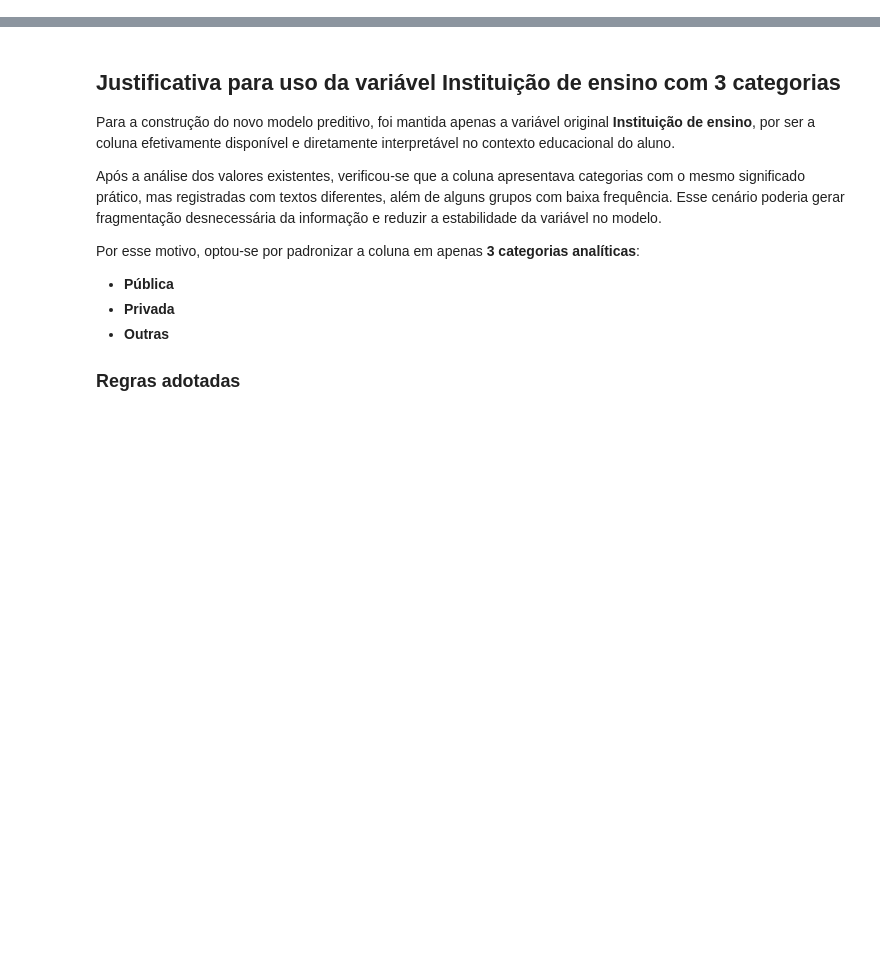
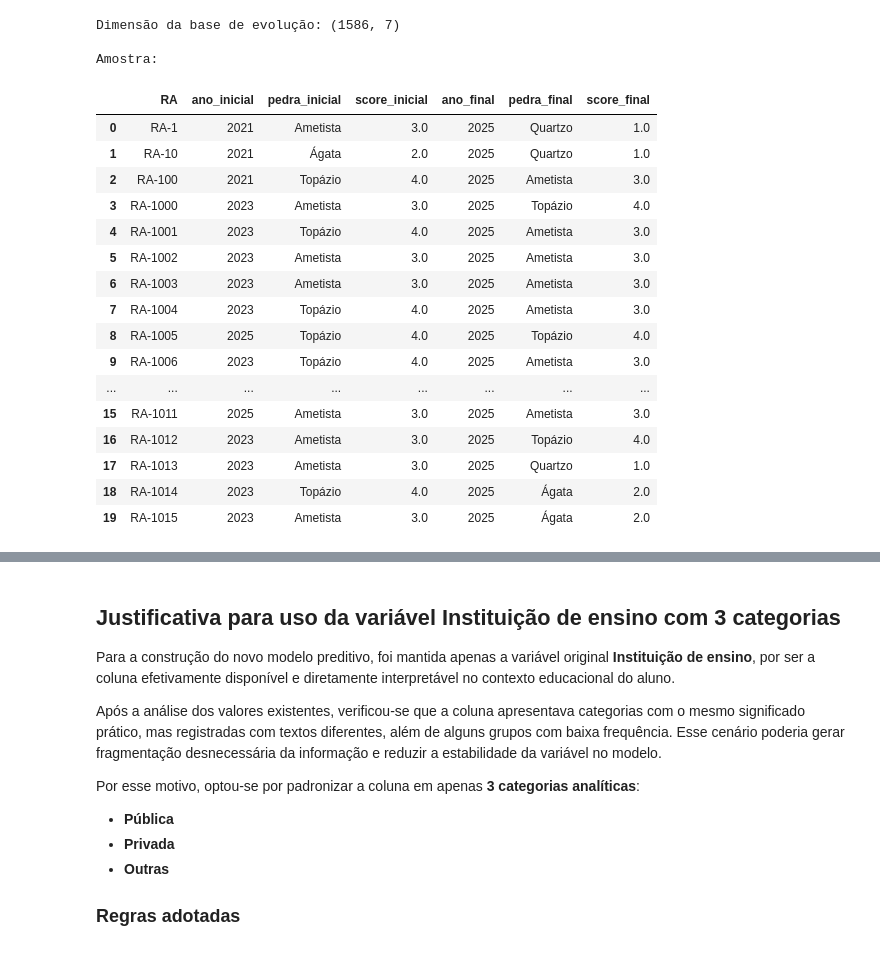
Before and after one commit to tivanello/fase5, a Jupyter notebook: notebooks/fase5_pergunta10.ipynb, the cells around one changed output, grey strips where cells are left out. Cells and saved outputs as stored; diff of their text form; code cells hidden in the pictures; blank space fills up the shorter version.

```diff
--- a/notebooks/fase5_pergunta10.ipynb
+++ b/notebooks/fase5_pergunta10.ipynb
@@ -886,0 +1267,56 @@ Name: count, dtype: int64
+# %%
+# ============================================================
+# BLOCO 3 — GERAR TRAJETÓRIA INICIAL E FINAL POR ALUNO
+# Objetivo:
+# - Identificar primeira e última pedra válida de cada aluno
+# ============================================================
+
+df_pedra_valida = df_pedra_valida.sort_values(["RA", "ano_referencia"])
+
+df_inicio = (
+    df_pedra_valida.groupby("RA", as_index=False)
+    .first()[["RA", "ano_referencia", "pedra", "score_pedra"]]
+    .rename(columns={
+        "ano_referencia": "ano_inicial",
+        "pedra": "pedra_inicial",
+        "score_pedra": "score_inicial"
+    })
+)
+
+df_fim = (
+    df_pedra_valida.groupby("RA", as_index=False)
+    .last()[["RA", "ano_referencia", "pedra", "score_pedra"]]
+    .rename(columns={
+        "ano_referencia": "ano_final",
+        "pedra": "pedra_final",
+        "score_pedra": "score_final"
+    })
+)
+
+df_evolucao_aluno = df_inicio.merge(df_fim, on="RA", how="inner")
+
+print("Dimensão da base de evolução:", df_evolucao_aluno.shape)
+
+print("\nAmostra:")
+display(df_evolucao_aluno.head(20))
+# %% [output]
+Dimensão da base de evolução: (1586, 7)
+
+Amostra:
+|  | RA | ano_inicial | pedra_inicial | score_inicial | ano_final | pedra_final | score_final |
+| 0 | RA-1 | 2021 | Ametista | 3.0 | 2025 | Quartzo | 1.0 |
+| 1 | RA-10 | 2021 | Ágata | 2.0 | 2025 | Quartzo | 1.0 |
+| 2 | RA-100 | 2021 | Topázio | 4.0 | 2025 | Ametista | 3.0 |
+| 3 | RA-1000 | 2023 | Ametista | 3.0 | 2025 | Topázio | 4.0 |
+| 4 | RA-1001 | 2023 | Topázio | 4.0 | 2025 | Ametista | 3.0 |
+| 5 | RA-1002 | 2023 | Ametista | 3.0 | 2025 | Ametista | 3.0 |
+| 6 | RA-1003 | 2023 | Ametista | 3.0 | 2025 | Ametista | 3.0 |
+| 7 | RA-1004 | 2023 | Topázio | 4.0 | 2025 | Ametista | 3.0 |
+| 8 | RA-1005 | 2025 | Topázio | 4.0 | 2025 | Topázio | 4.0 |
+| 9 | RA-1006 | 2023 | Topázio | 4.0 | 2025 | Ametista | 3.0 |
+| ... | ... | ... | ... | ... | ... | ... | ... |
+| 15 | RA-1011 | 2025 | Ametista | 3.0 | 2025 | Ametista | 3.0 |
+| 16 | RA-1012 | 2023 | Ametista | 3.0 | 2025 | Topázio | 4.0 |
+| 17 | RA-1013 | 2023 | Ametista | 3.0 | 2025 | Quartzo | 1.0 |
+| 18 | RA-1014 | 2023 | Topázio | 4.0 | 2025 | Ágata | 2.0 |
+| 19 | RA-1015 | 2023 | Ametista | 3.0 | 2025 | Ágata | 2.0 |
```
Also changed, not shown: parts of 202 cells of this notebook.
